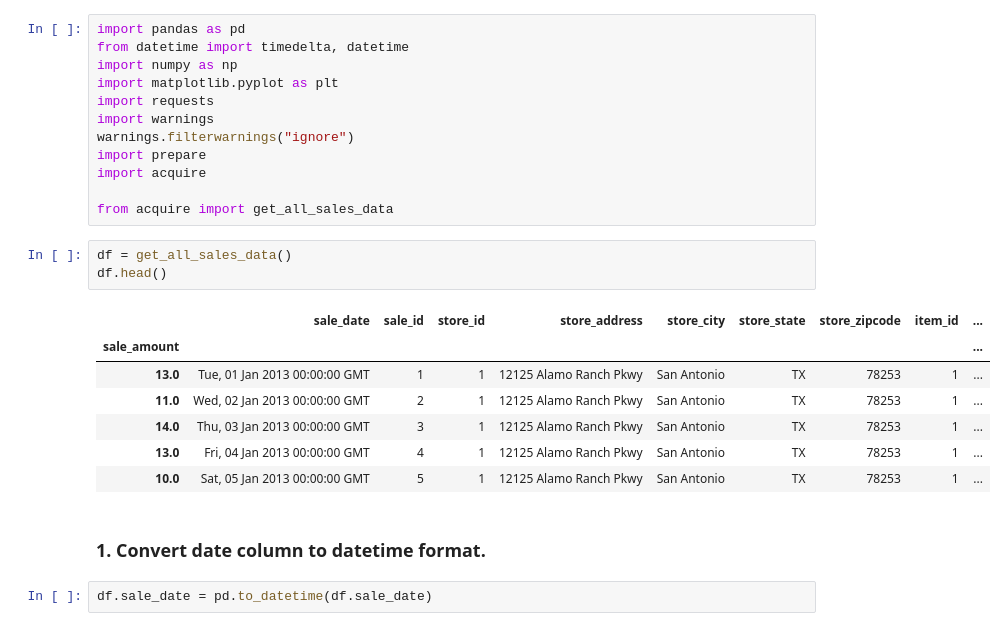
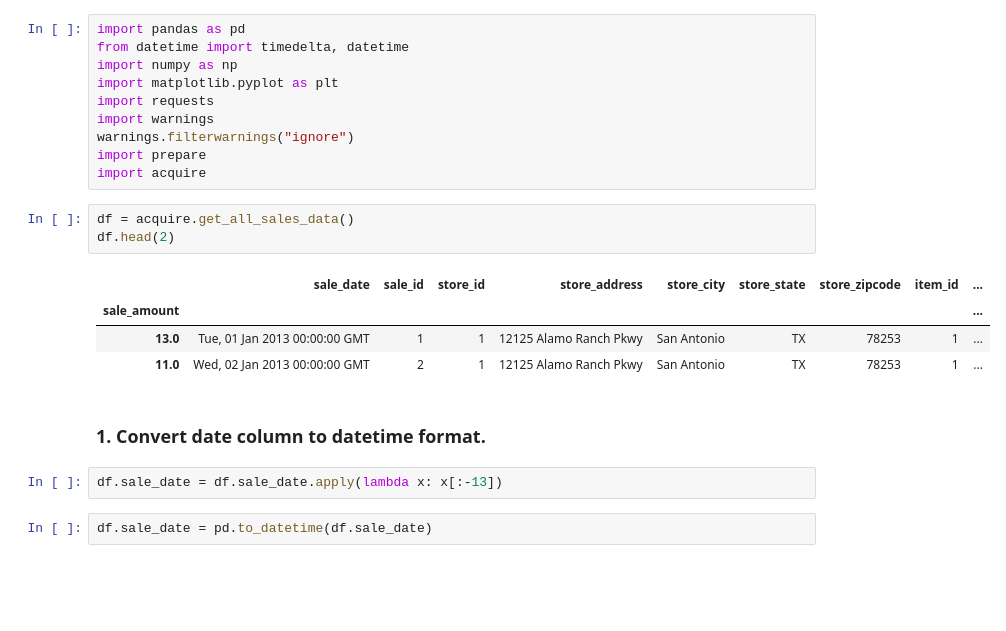
Before and after one commit to lupeluna/time-series-exercises, a Jupyter notebook: Prepare_exercises.ipynb, the cells around one changed output. Saved outputs shown, nothing was run; the diff lists cells and outputs as text; blank space fills up the shorter version.

```diff
--- a/Prepare_exercises.ipynb
+++ b/Prepare_exercises.ipynb
@@ -8,21 +8,18 @@ import warnings
 warnings.filterwarnings("ignore")
 import prepare
 import acquire
-
-from acquire import get_all_sales_data
 # %%
-df = get_all_sales_data()
-df.head()
+df = acquire.get_all_sales_data()
+df.head(2)
 # %% [output]
 |  | sale_date | sale_id | store_id | store_address | store_city | store_state | store_zipcode | item_id | ... |
 | sale_amount |  |  |  |  |  |  |  |  | ... |
 | 13.0 | Tue, 01 Jan 2013 00:00:00 GMT | 1 | 1 | 12125 Alamo Ranch Pkwy | San Antonio | TX | 78253 | 1 | ... |
 | 11.0 | Wed, 02 Jan 2013 00:00:00 GMT | 2 | 1 | 12125 Alamo Ranch Pkwy | San Antonio | TX | 78253 | 1 | ... |
-| 14.0 | Thu, 03 Jan 2013 00:00:00 GMT | 3 | 1 | 12125 Alamo Ranch Pkwy | San Antonio | TX | 78253 | 1 | ... |
-| 13.0 | Fri, 04 Jan 2013 00:00:00 GMT | 4 | 1 | 12125 Alamo Ranch Pkwy | San Antonio | TX | 78253 | 1 | ... |
-| 10.0 | Sat, 05 Jan 2013 00:00:00 GMT | 5 | 1 | 12125 Alamo Ranch Pkwy | San Antonio | TX | 78253 | 1 | ... |
 # %% [markdown]
 ### 1.  Convert date column to datetime format.
+# %%
+df.sale_date = df.sale_date.apply(lambda x: x[:-13])
 # %%
 df.sale_date = pd.to_datetime(df.sale_date)
 # %%
```
Also changed, not shown: parts of 22 cells of this notebook.
